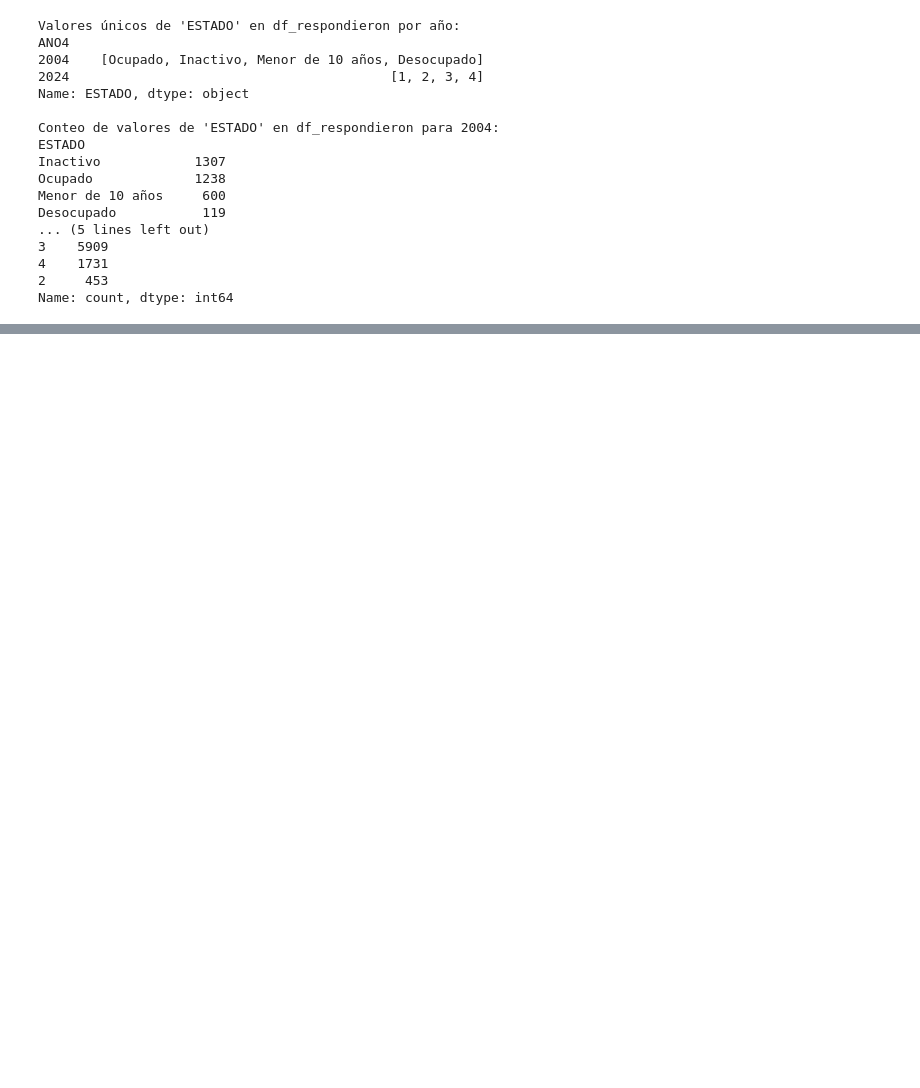
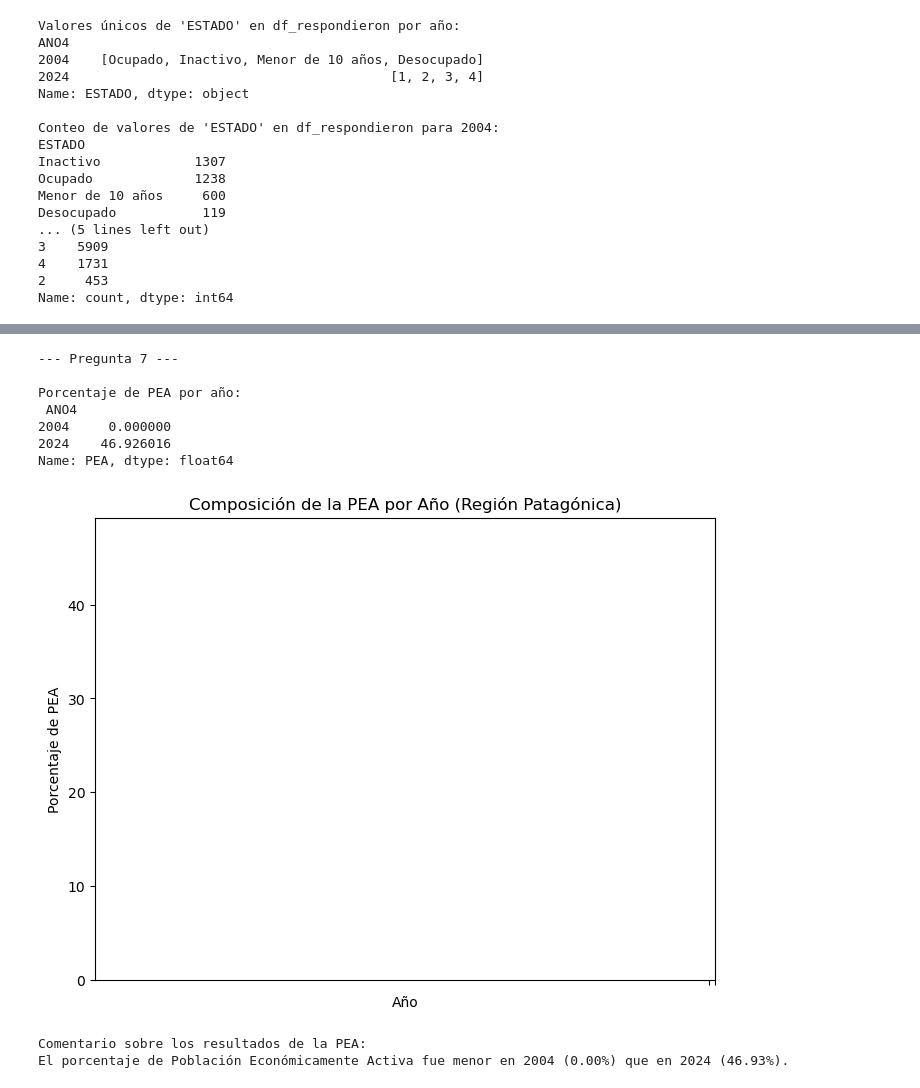
Before and after one commit to A-R-VV/BigDataUBA-Grupo18, a Jupyter notebook: TP 2 EJ 1-2-3(codigos) 11111111.ipynb, the cells around one changed output, grey strips where cells are left out. Cells and saved outputs as stored; diff of their text form; code cells hidden in the pictures; blank space fills up the shorter version.

```diff
--- a/TP 2 EJ 1-2-3(codigos) 11111111.ipynb
+++ b/TP 2 EJ 1-2-3(codigos) 11111111.ipynb
@@ -608,0 +763,38 @@ Name: PET, dtype: float64
+# %%
+# --- Pregunta 7: Agreguen a la base respondieron una columna llamada “PEA” (Población Económicamente Activa) que tome 1 si están ocupados o desocupados en ESTADO. Realicen un gráfico de barras mostrando la composición por PEA para 2004 y 2024. Comenten los resultados. ---
+print("\n--- Pregunta 7 ---")
+# Creamos la columna 'PEA' en el DataFrame 'df_respondieron'
+# Si 'ESTADO' es 1 (ocupado) o 2 (desocupado), 'PEA' será 1, sino será 0
+df_respondieron['PEA'] = np.where(df_respondieron['ESTADO'].isin([1, 2]), 1, 0)
+
+# Calculamos el porcentaje de PEA por año
+pea_por_anio = df_respondieron.groupby('ANO4')['PEA'].mean() * 100
+print("\nPorcentaje de PEA por año:\n", pea_por_anio)
+
+# Creamos el gráfico de barras
+plt.figure(figsize=(8, 6))
+sns.barplot(x=pea_por_anio.index, y=pea_por_anio.values)
+plt.title('Composición de la PEA por Año (Región Patagónica)')
+plt.xlabel('Año')
+plt.ylabel('Porcentaje de PEA')
+plt.xticks([2004, 2024]) # Aseguramos que las etiquetas del eje x sean los años
+plt.show()
+
+print("\nComentario sobre los resultados de la PEA:")
+if pea_por_anio[2004] > pea_por_anio[2024]:
+    print(f"El porcentaje de Población Económicamente Activa fue mayor en 2004 ({pea_por_anio[2004]:.2f}%) que en 2024 ({pea_por_anio[2024]:.2f}%).")
+elif pea_por_anio[2004] < pea_por_anio[2024]:
+    print(f"El porcentaje de Población Económicamente Activa fue menor en 2004 ({pea_por_anio[2004]:.2f}%) que en 2024 ({pea_por_anio[2024]:.2f}%).")
+else:
+    print(f"El porcentaje de Población Económicamente Activa fue similar en 2004 ({pea_por_anio[2004]:.2f}%) y 2024 ({pea_por_anio[2024]:.2f}%).")
+# %% [output]
+--- Pregunta 7 ---
+
+Porcentaje de PEA por año:
+ ANO4
+2004     0.000000
+2024    46.926016
+Name: PEA, dtype: float64
+[figure, added]
+Comentario sobre los resultados de la PEA:
+El porcentaje de Población Económicamente Activa fue menor en 2004 (0.00%) que en 2024 (46.93%).
```
Also changed, not shown: parts of 27 cells of this notebook.
